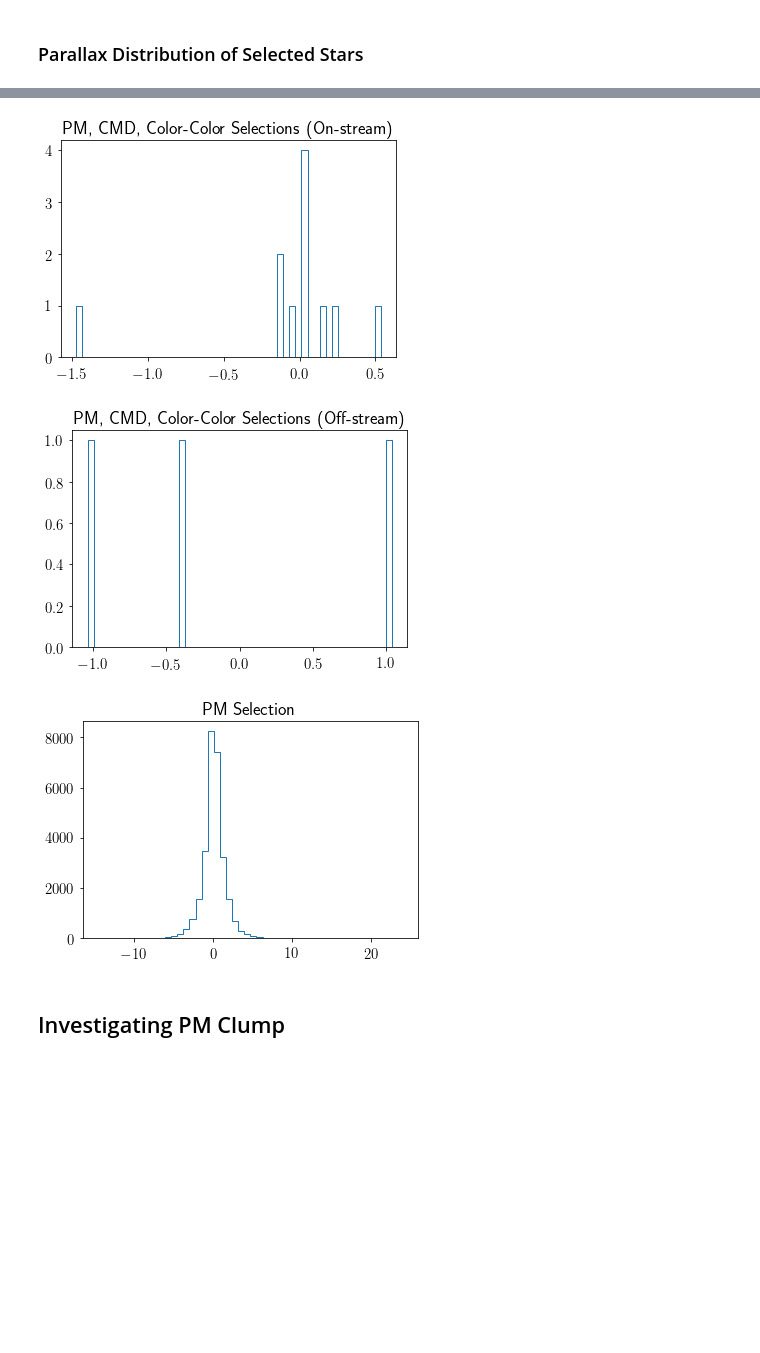
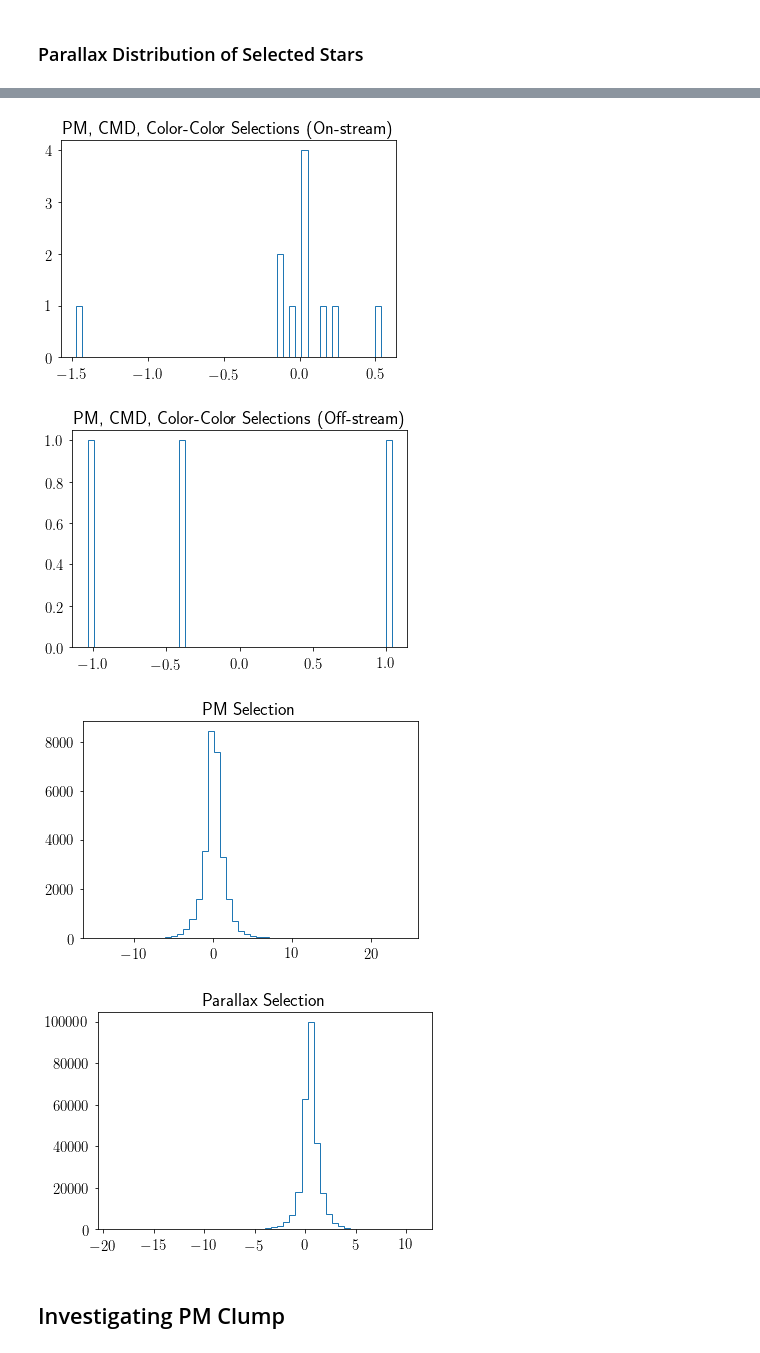
Before and after one commit to norashipp/shared_notebooks, a Jupyter notebook: Elqui.ipynb, the cells around one changed output, grey strips where cells are left out. Saved outputs shown, nothing was run; the diff lists cells and outputs as text; code cells hidden in the pictures; blank space fills up the shorter version.

```diff
--- a/Elqui.ipynb
+++ b/Elqui.ipynb
@@ -160,7 +178,8 @@ iso_cut = np.copy(iso_cut1)
 
 mag_cut = data[MAGG] < 19.
 color_cut = data[MAGG] - data[MAGR] > 0.4
-plx_cut = data['PARALLAX'] < 0.5
+# plx_cut = data['PARALLAX'] < 0.5
+plx_cut = data['PARALLAX'] - 3*data['PARALLAX_ERROR'] < 0.5
 
 iso_cut &= mag_cut
 ri_cut &= color_cut
@@ -609,5 +705,9 @@ plt.hist(data['PARALLAX'][pm_cut], bins=50, histtype='step')
 plt.title('PM Selection')
 # plt.xlim(-5,2)
 
+plt.figure()
+plt.hist(data['PARALLAX'][plx_cut], bins=50, histtype='step')
+plt.title('Parallax Selection')
+
 plt.show()
 # %% [output]
@@ -615,6 +715,7 @@ plt.show()
 [figure]
 [figure]
-[figure, old version]
+[figure, new version]
+[figure, added]
 # %% [markdown]
 ## Investigating PM Clump
 # %%
```
Also changed, not shown: parts of 24 cells of this notebook, 1 other file.
